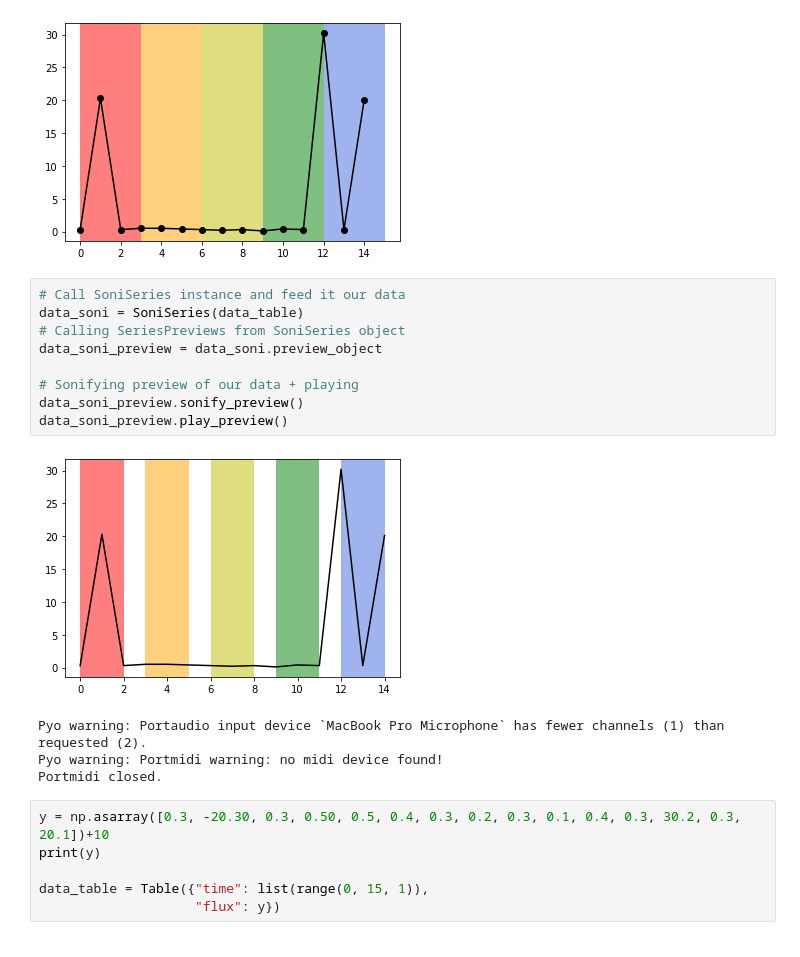
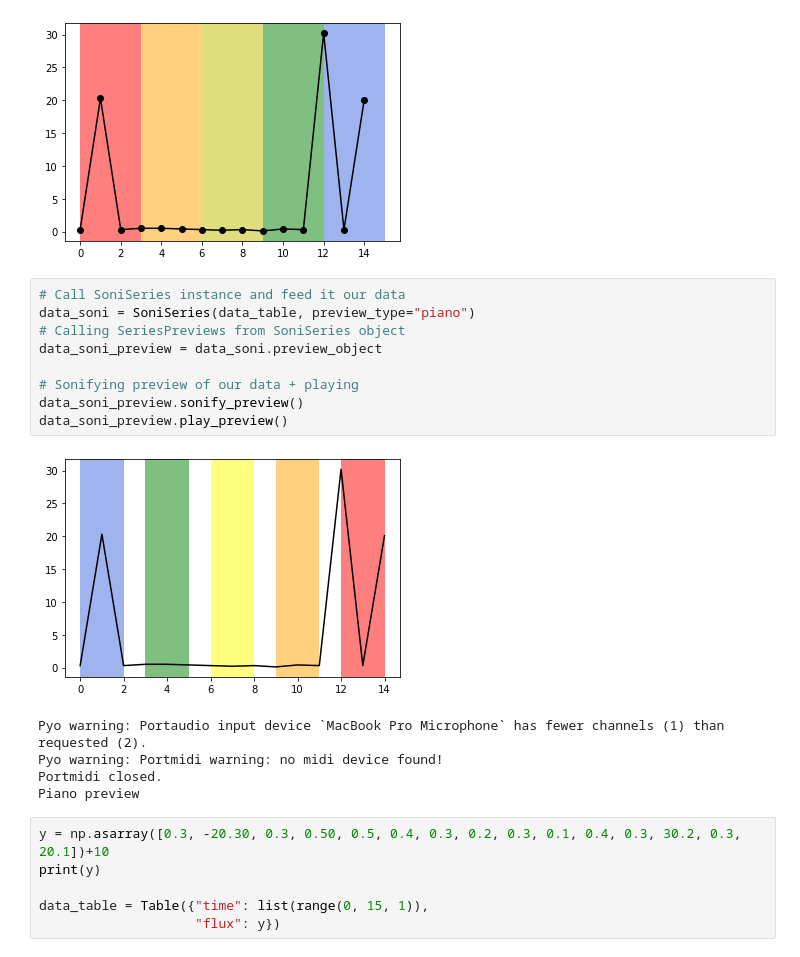
Before and after one commit to spacetelescope/astronify, a Jupyter notebook: notebooks/astronify-snapshots-hack.ipynb, the cells around one changed output. Drawn from its saved outputs; the diff is of its cells as text.

```diff
--- a/notebooks/astronify-snapshots-hack.ipynb
+++ b/notebooks/astronify-snapshots-hack.ipynb
@@ -61,18 +62,19 @@ plt.axvspan(12,15, color='royalblue', alpha=0.5, lw=0)
 [figure]
 # %%
 # Call SoniSeries instance and feed it our data
-data_soni = SoniSeries(data_table)
+data_soni = SoniSeries(data_table, preview_type="piano")
 # Calling SeriesPreviews from SoniSeries object
 data_soni_preview = data_soni.preview_object
 
 # Sonifying preview of our data + playing
 data_soni_preview.sonify_preview()
 data_soni_preview.play_preview()
 # %% [output]
-[figure, old version]
+[figure, new version]
 Pyo warning: Portaudio input device `MacBook Pro Microphone` has fewer channels (1) than requested (2).
 Pyo warning: Portmidi warning: no midi device found!
 Portmidi closed.
+Piano preview
 # %%
 y = np.asarray([0.3, -20.30, 0.3, 0.50, 0.5, 0.4, 0.3, 0.2, 0.3, 0.1, 0.4, 0.3, 30.2, 0.3, 20.1])+10
 print(y)
```
Also changed, not shown: parts of 14 cells of this notebook, 7 other files.
